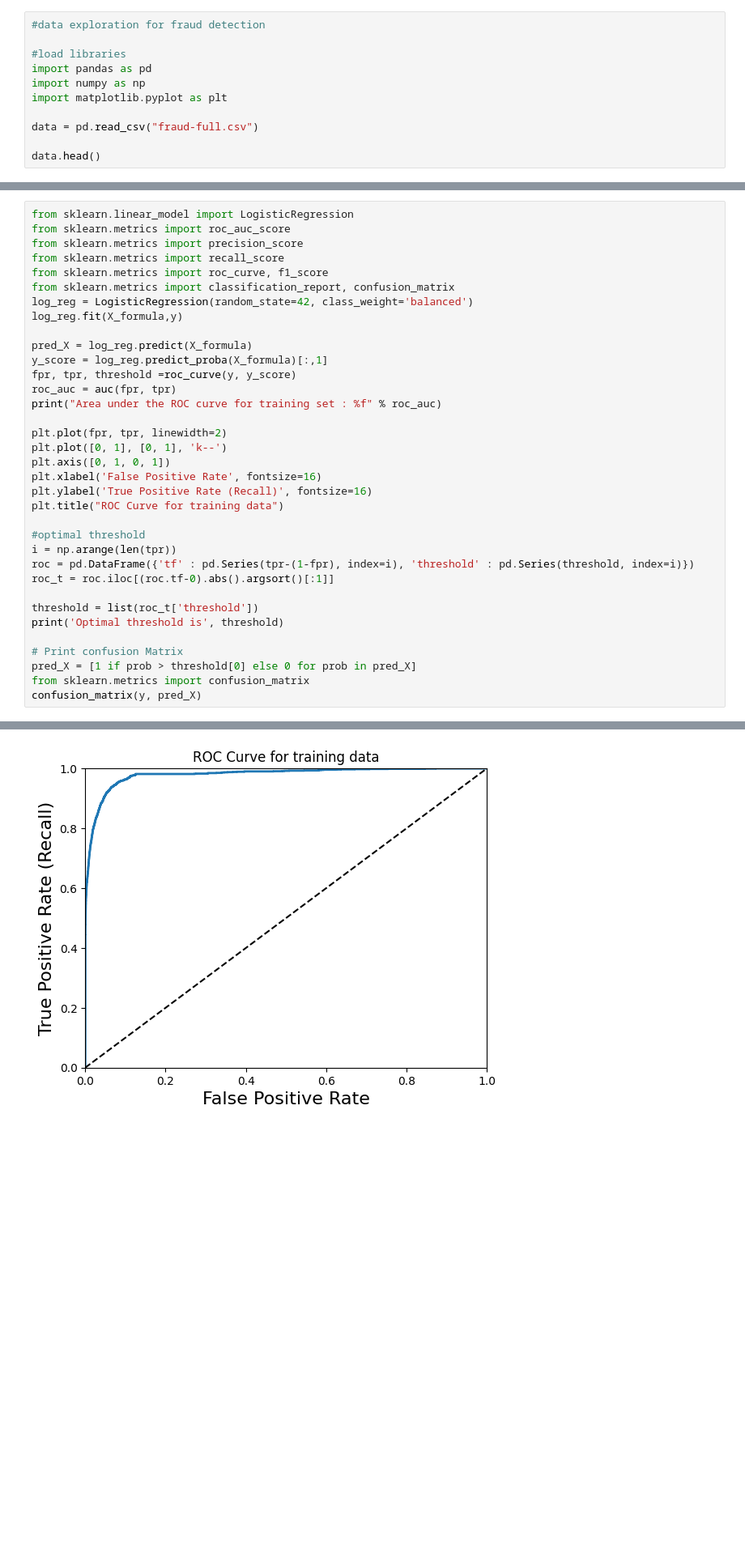
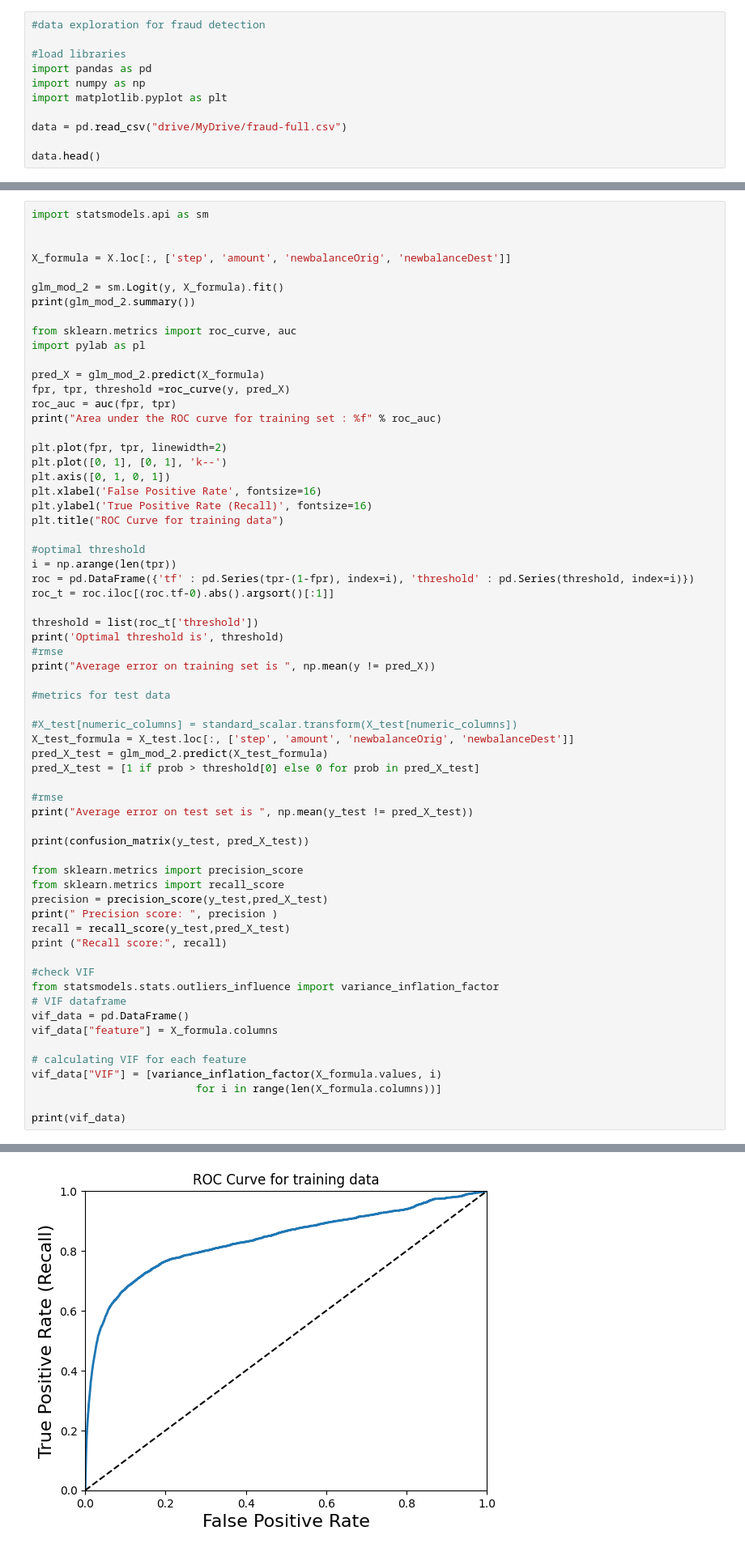
Before and after one commit to rtiwari6-stats/fraud-classifier, a Jupyter notebook: Online_Payments_Fraud_Detection.ipynb, the cells around one changed output, grey strips where cells are left out. Shown: that part at 81% size. Saved outputs shown, nothing was run; the diff lists cells and outputs as text; blank space fills up the shorter version.

Commit message:
Updating the file for report

```diff
--- a/Online_Payments_Fraud_Detection.ipynb
+++ b/Online_Payments_Fraud_Detection.ipynb
@@ -8,7 +8,7 @@ import pandas as pd
 import numpy as np
 import matplotlib.pyplot as plt
 
-data = pd.read_csv("fraud-full.csv")
+data = pd.read_csv("drive/MyDrive/fraud-full.csv")
 
 data.head()
 # %% [output]
@@ -481,16 +439,17 @@ Recall score: 0.865021770682148
 # %%
-from sklearn.linear_model import LogisticRegression
-from sklearn.metrics import roc_auc_score
-from sklearn.metrics import precision_score
-from sklearn.metrics import recall_score
-from sklearn.metrics import roc_curve, f1_score
-from sklearn.metrics import classification_report, confusion_matrix
-log_reg = LogisticRegression(random_state=42, class_weight='balanced')
-log_reg.fit(X_formula,y)
+import statsmodels.api as sm
 
-pred_X = log_reg.predict(X_formula)
-y_score = log_reg.predict_proba(X_formula)[:,1]
-fpr, tpr, threshold =roc_curve(y, y_score)
+
+X_formula = X.loc[:, ['step', 'amount',	'newbalanceOrig', 'newbalanceDest']]
+
+glm_mod_2 = sm.Logit(y, X_formula).fit()
+print(glm_mod_2.summary())
+
+from sklearn.metrics import roc_curve, auc
+import pylab as pl
+
+pred_X = glm_mod_2.predict(X_formula)
+fpr, tpr, threshold =roc_curve(y, pred_X)
 roc_auc = auc(fpr, tpr)
 print("Area under the ROC curve for training set : %f" % roc_auc)
 
@@ -508,9 +467,37 @@ roc_t = roc.iloc[(roc.tf-0).abs().argsort()[:1]]
 
 threshold = list(roc_t['threshold'])
 print('Optimal threshold is', threshold)
+#rmse
+print("Average error on training set is ", np.mean(y != pred_X))
 
-# Print confusion Matrix
-pred_X = [1 if prob > threshold[0] else 0 for prob in pred_X]
-from sklearn.metrics import confusion_matrix
-confusion_matrix(y, pred_X)
+#metrics for test data
+
+#X_test[numeric_columns] = standard_scalar.transform(X_test[numeric_columns])
+X_test_formula = X_test.loc[:, ['step', 'amount', 'newbalanceOrig', 'newbalanceDest']]
+pred_X_test = glm_mod_2.predict(X_test_formula)
+pred_X_test = [1 if prob > threshold[0] else 0 for prob in pred_X_test]
+
+#rmse
+print("Average error on test set is ", np.mean(y_test != pred_X_test))
+
+print(confusion_matrix(y_test, pred_X_test))
+
+from sklearn.metrics import precision_score
+from sklearn.metrics import recall_score
+precision = precision_score(y_test,pred_X_test)
+print(" Precision score: ", precision )
+recall = recall_score(y_test,pred_X_test)
+print ("Recall score:", recall)
+
+#check VIF
+from statsmodels.stats.outliers_influence import variance_inflation_factor
+# VIF dataframe
+vif_data = pd.DataFrame()
+vif_data["feature"] = X_formula.columns
+
+# calculating VIF for each feature
+vif_data["VIF"] = [variance_inflation_factor(X_formula.values, i)
+                          for i in range(len(X_formula.columns))]
+
+print(vif_data)
 # %% [output]
@@ -521 +521 @@ array([[1725267,   56213],
-[figure, old version]
+[figure, new version]
```
Also changed, not shown: parts of 41 cells of this notebook.
